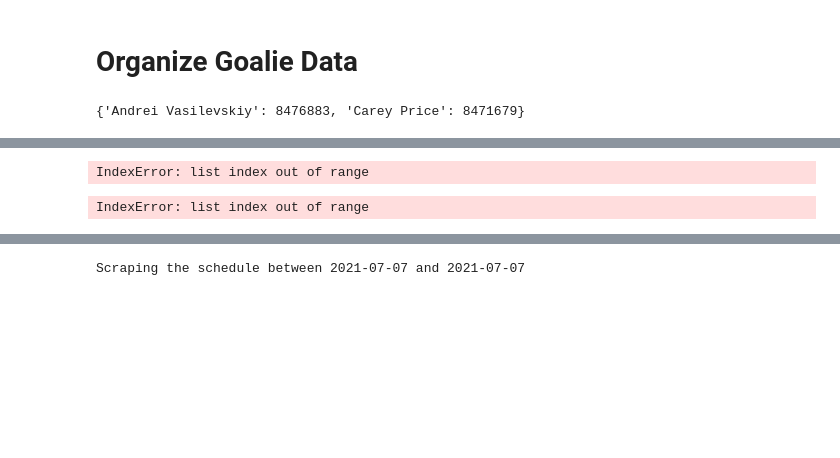
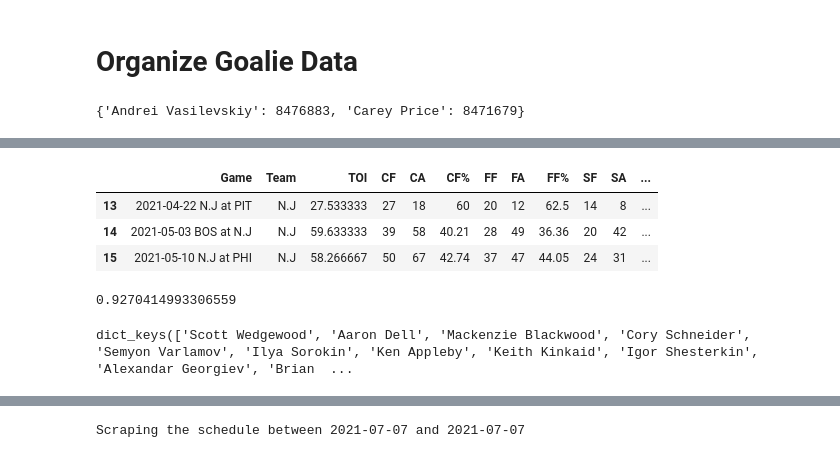
Before and after one commit to gschwaeb/NHL_Game_Prediction, a Jupyter notebook: WIP Predict Tonight's Game.ipynb, the cells around one changed output, grey strips where cells are left out. Cells and saved outputs as stored; diff of their text form; code cells hidden in the pictures; blank space fills up the shorter version.

Commit message:
fixed build goalie stats df func

```diff
--- a/WIP Predict Tonight's Game.ipynb
+++ b/WIP Predict Tonight's Game.ipynb
@@ -242,12 +280,26 @@ current_goalie_stats.head()
-# %%
-goalie_game_log_test = update_goalie_logs()
-goalie_game_log_test.tail()
-# %% [output]
-IndexError: list index out of range
+# %%
+goalie_game_log_no_shift[goalie_game_log_no_shift['Name'] == 'Scott Wedgewood'].tail(3)
+# %% [output]
+|  | Game | Team | TOI | CF | CA | CF% | FF | FA | FF% | SF | SA | ... |
+| 13 | 2021-04-22 N.J at PIT | N.J | 27.533333 | 27 | 18 | 60 | 20 | 12 | 62.5 | 14 | 8 | ... |
+| 14 | 2021-05-03 BOS at N.J | N.J | 59.633333 | 39 | 58 | 40.21 | 28 | 49 | 36.36 | 20 | 42 | ... |
+| 15 | 2021-05-10 N.J at PHI | N.J | 58.266667 | 50 | 67 | 42.74 | 37 | 47 | 44.05 | 24 | 31 | ... |
+# %%
+goalie_game_log_no_shift.loc[goalie_game_log_no_shift['Name'] == 'Scott Wedgewood'].sort_values('Date').iloc[-1,-4]
+# %% [output]
+0.9270414993306559
+# %%
+agtd.keys()
+# %% [output]
+dict_keys(['Scott Wedgewood', 'Aaron Dell', 'Mackenzie Blackwood', 'Cory Schneider', 'Semyon Varlamov', 'Ilya Sorokin', 'Ken Appleby', 'Keith Kinkaid', 'Igor Shesterkin', 'Alexandar Georgiev', 'Brian  ...
 # %%
-for goalie in agtd.keys():
-    current_goalie_stats.loc[goalie, 'Goalie_FenwickSV%'] = goalie_game_log.loc[goalie_game_log['Name'] == goalie].sort_values('Date').iloc[-1,-4]
-    current_goalie_stats.loc[goalie, 'Goalie_GSAx/60'] = goalie_game_log.loc[goalie_game_log['Name'] == goalie].sort_values('Date').iloc[-1,-2]
-    current_goalie_stats.loc[goalie, 'Goalie_HDCSV%'] = goalie_game_log.loc[goalie_game_log['Name'] == goalie].sort_values('Date').iloc[-1,-1]
+try:
+
+    for goalie in agtd.keys():
+        if goalie in set(goalie_game_log_no_shift['Name']) :
+            current_goalie_stats.loc[str(goalie), "Goalie_FenwickSV%"] = goalie_game_log_no_shift.loc[goalie_game_log_no_shift["Name"] == str(goalie)].sort_values("Date").iloc[-1,-4]
+            current_goalie_stats.loc[str(goalie), "Goalie_GSAx/60"] = goalie_game_log_no_shift.loc[goalie_game_log_no_shift["Name"] == str(goalie)].sort_values("Date").iloc[-1,-2]
+            current_goalie_stats.loc[str(goalie), "Goalie_HDCSV%"] = goalie_game_log_no_shift.loc[goalie_game_log_no_shift["Name"] == str(goalie)].sort_values("Date").iloc[-1,-1]
+except:
+
+    print(f'error at {goalie}')
-# %% [output]
-IndexError: list index out of range
```
Also changed, not shown: parts of 8 cells of this notebook.
